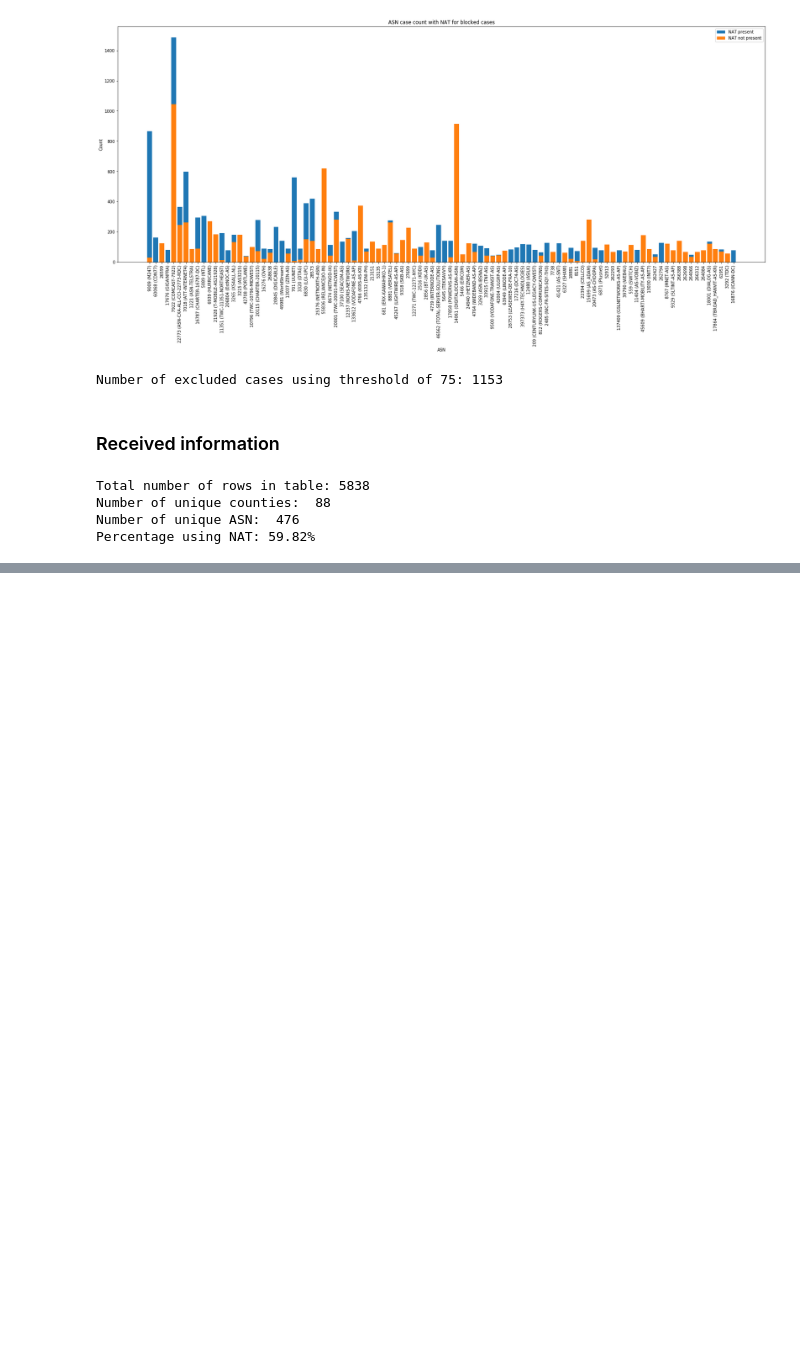
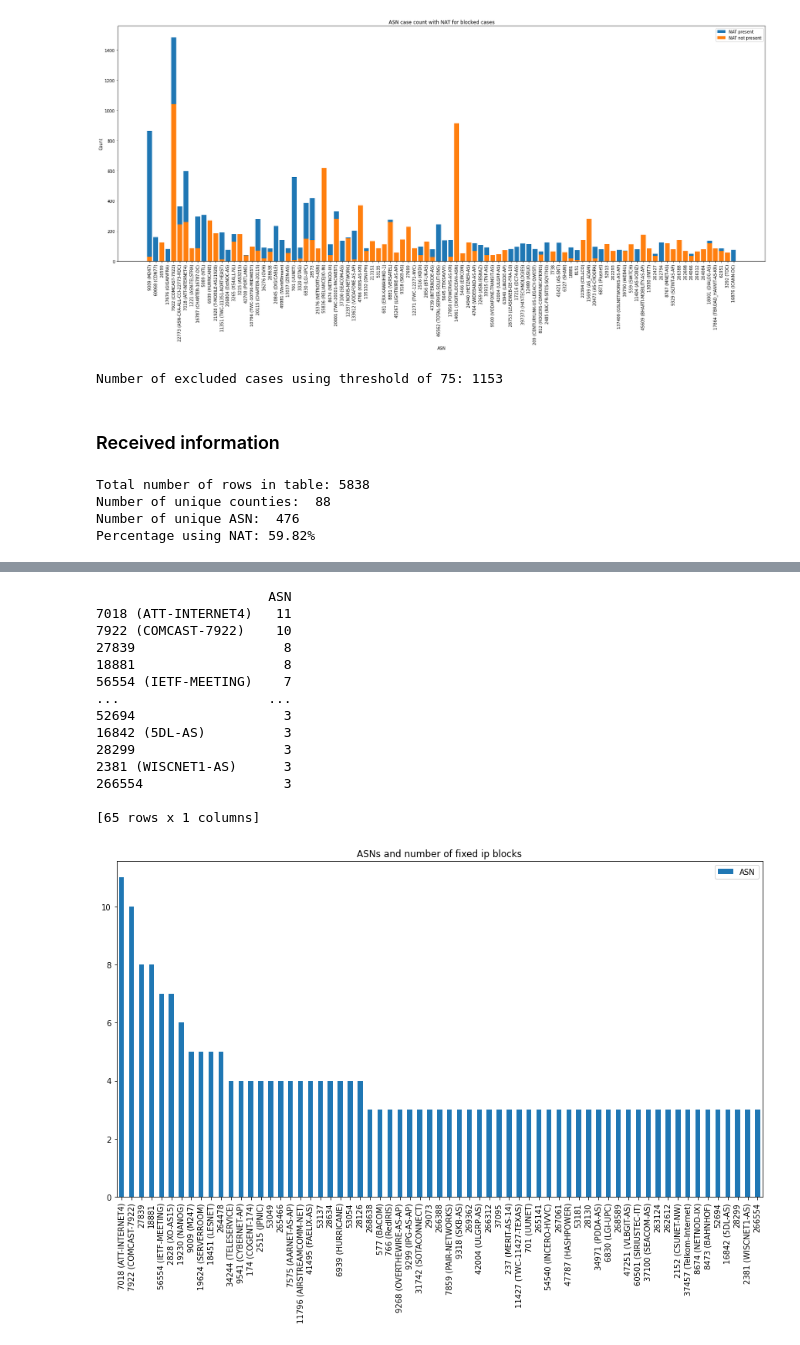
Before and after one commit to astamagg/econ_sec, a Jupyter notebook: Data analysis.ipynb, the cells around one changed output, grey strips where cells are left out. Drawn from its saved outputs; the diff is of its cells as text; code cells hidden in the pictures; blank space fills up the shorter version.

```diff
--- a/Data analysis.ipynb
+++ b/Data analysis.ipynb
@@ -161,0 +192,23 @@ Number of excluded cases using threshold of 10: 332
+# %%
+fig, ax = plt.subplots(figsize=(15,8))
+ax.set_title('ASNs and number of fixed ip blocks')
+y = pd.DataFrame(test_df['ASN'].value_counts())
+y = y[y['ASN'] > 2]
+y.plot(ax=ax, kind='bar')
+plt.show()
+# %% [output]
+                      ASN
+7018 (ATT-INTERNET4)   11
+7922 (COMCAST-7922)    10
+27839                   8
+18881                   8
+56554 (IETF-MEETING)    7
+...                   ...
+52694                   3
+16842 (5DL-AS)          3
+28299                   3
+2381 (WISCNET1-AS)      3
+266554                  3
+
+[65 rows x 1 columns]
+[figure, added]
```
Also changed, not shown: parts of 6 cells of this notebook.
